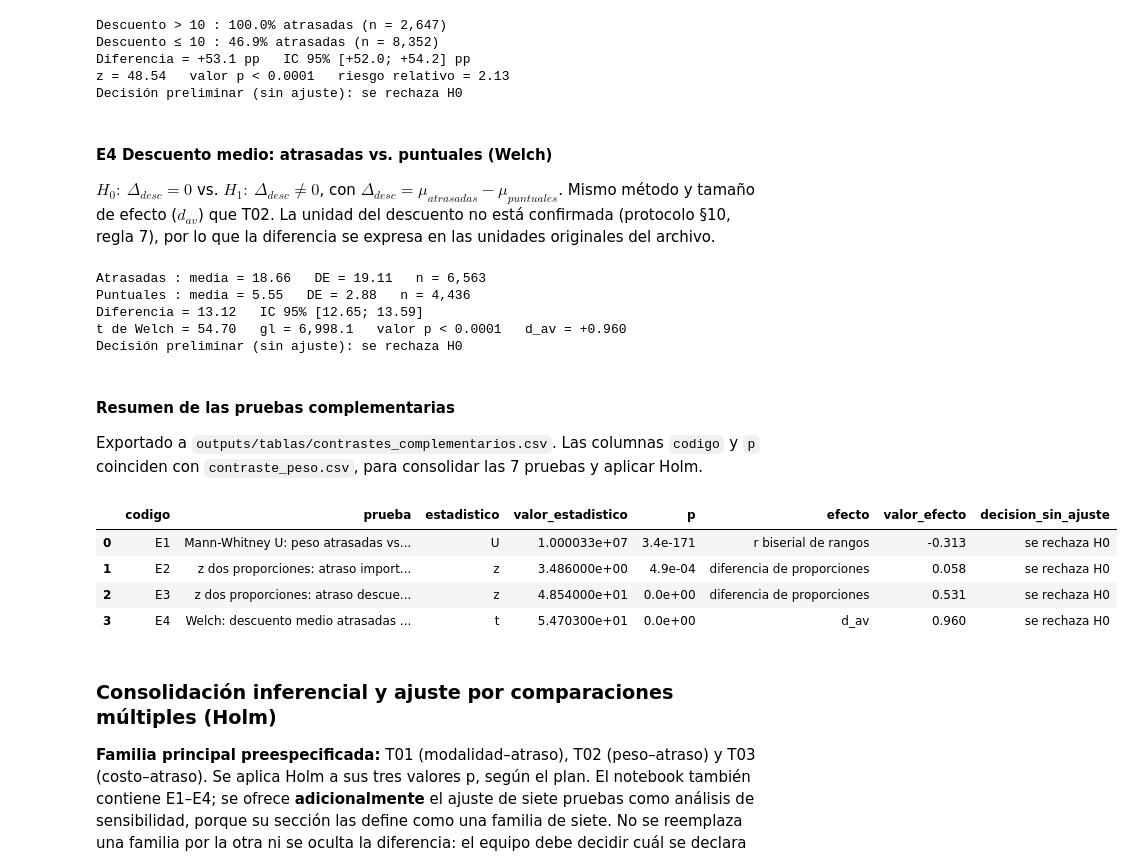
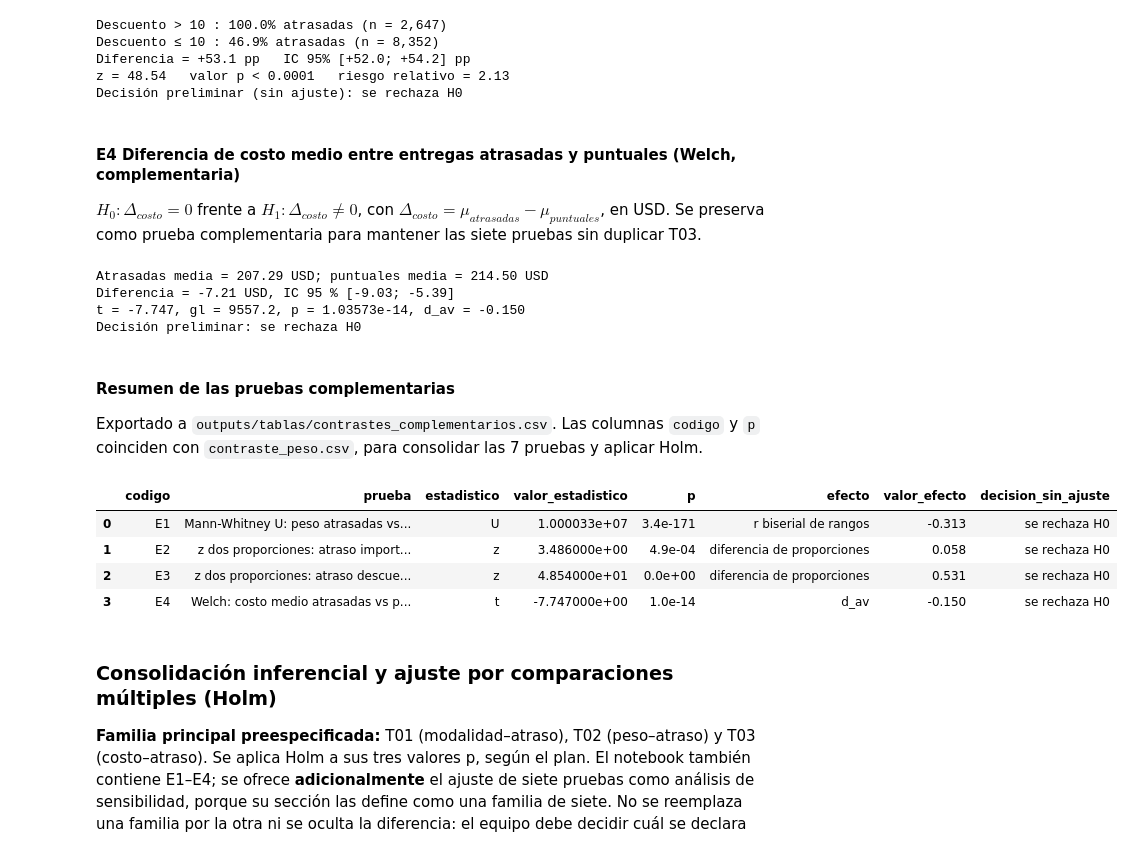
Before and after one commit to joserodriguezc/grupo_1_estadistica_computacional, a Jupyter notebook: notebooks/formativa_1.ipynb, the cells around one changed output. Cells and saved outputs as stored; diff of their text form; code cells hidden in the pictures.

```diff
--- a/notebooks/formativa_1.ipynb
+++ b/notebooks/formativa_1.ipynb
@@ -1357,24 +1329,37 @@ Diferencia = +53.1 pp   IC 95% [+52.0; +54.2] pp
 z = 48.54   valor p < 0.0001   riesgo relativo = 2.13
 Decisión preliminar (sin ajuste): se rechaza H0
 # %% [markdown]
-#### E4 Descuento medio: atrasadas vs. puntuales (Welch)
-$H_0:\ \Delta_{desc} = 0$ vs. $H_1:\ \Delta_{desc} \neq 0$, con $\Delta_{desc} = \mu_{atrasadas} - \mu_{puntuales}$.
-Mismo método y tamaño de efecto ($d_{av}$) que T02. La unidad del descuento no está confirmada (protocolo
-§10, regla 7), por lo que la diferencia se expresa en las unidades originales del archivo.
+#### E4 Diferencia de costo medio entre entregas atrasadas y puntuales (Welch, complementaria)
+
+$H_0:\Delta_{costo}=0$ frente a $H_1:\Delta_{costo}\neq 0$, con $\Delta_{costo}=\mu_{atrasadas}-\mu_{puntuales}$, en USD. Se preserva como prueba complementaria para mantener las siete pruebas sin duplicar T03.
 # %%
-e4 = contraste_welch(df.loc[df[TARGET] == 1, 'descuento_ofrecido'], df.loc[df[TARGET] == 0, 'descuento_ofrecido'])
 
-print(f"Atrasadas : media = {e4['media_atr']:.2f}   DE = {e4['de_atr']:.2f}   n = {e4['n_atr']:,}")
-print(f"Puntuales : media = {e4['media_punt']:.2f}   DE = {e4['de_punt']:.2f}   n = {e4['n_punt']:,}")
-print(f"Diferencia = {e4['diferencia']:.2f}   IC 95% [{e4['ic_inf']:.2f}; {e4['ic_sup']:.2f}]")
-print(f"t de Welch = {e4['t']:.2f}   gl = {e4['gl']:,.1f}   valor p {fmt_p(e4['p'])}   d_av = {e4['d_av']:+.3f}")
-print('Decisión preliminar (sin ajuste):', decision(e4['p']))
+e4 = contraste_welch(
+    df.loc[df[TARGET] == 1, 'costo_producto'],
+    df.loc[df[TARGET] == 0, 'costo_producto']
+)
+
+print(f"Atrasadas media = {e4['media_atr']:.2f} USD; puntuales media = {e4['media_punt']:.2f} USD")
+print(f"Diferencia = {e4['diferencia']:.2f} USD, IC 95 % [{e4['ic_inf']:.2f}; {e4['ic_sup']:.2f}]")
+print(f"t = {e4['t']:.3f}, gl = {e4['gl']:.1f}, p = {e4['p']:.6g}, d_av = {e4['d_av']:.3f}")
+print('Decisión preliminar:', decision(e4['p']))
+
+pd.DataFrame([
+    {
+        'codigo': 'E4',
+        'variable': 'costo_producto',
+        'unidad': 'USD',
+        **e4
+    }
+]).to_csv(
+    RAIZ / 'outputs/tablas/contraste_costo.csv',
+    index=False
+)
 # %% [output]
-Atrasadas : media = 18.66   DE = 19.11   n = 6,563
-Puntuales : media = 5.55   DE = 2.88   n = 4,436
-Diferencia = 13.12   IC 95% [12.65; 13.59]
-t de Welch = 54.70   gl = 6,998.1   valor p < 0.0001   d_av = +0.960
-Decisión preliminar (sin ajuste): se rechaza H0
+Atrasadas media = 207.29 USD; puntuales media = 214.50 USD
+Diferencia = -7.21 USD, IC 95 % [-9.03; -5.39]
+t = -7.747, gl = 9557.2, p = 1.03573e-14, d_av = -0.150
+Decisión preliminar: se rechaza H0
 # %% [markdown]
 #### Resumen de las pruebas complementarias
 Exportado a `outputs/tablas/contrastes_complementarios.csv`. Las columnas `codigo` y `p` coinciden con
@@ -1382,23 +1367,23 @@ Exportado a `outputs/tablas/contrastes_complementarios.csv`. Las columnas `codig
 # %%
 contrastes_compl = pd.DataFrame([
     {'codigo': 'E1', 'prueba': 'Mann-Whitney U: peso atrasadas vs puntuales', 'estadistico': 'U',
      'valor_estadistico': mw.statistic, 'p': mw.pvalue, 'efecto': 'r biserial de rangos', 'valor_efecto': r_rb},
     {'codigo': 'E2', 'prueba': 'z dos proporciones: atraso importancia alta vs resto', 'estadistico': 'z',
      'valor_estadistico': e2['z'], 'p': e2['p'], 'efecto': 'diferencia de proporciones', 'valor_efecto': e2['diferencia']},
     {'codigo': 'E3', 'prueba': f'z dos proporciones: atraso descuento > {UMBRAL_DESC} vs <= {UMBRAL_DESC}', 'estadistico': 'z',
      'valor_estadistico': e3['z'], 'p': e3['p'], 'efecto': 'diferencia de proporciones', 'valor_efecto': e3['diferencia']},
-    {'codigo': 'E4', 'prueba': 'Welch: descuento medio atrasadas vs puntuales', 'estadistico': 't',
+    {'codigo': 'E4', 'prueba': 'Welch: costo medio atrasadas vs puntuales', 'estadistico': 't',
      'valor_estadistico': e4['t'], 'p': e4['p'], 'efecto': 'd_av', 'valor_efecto': e4['d_av']},
 ])
 contrastes_compl['decision_sin_ajuste'] = contrastes_compl['p'].map(decision)
 contrastes_compl.to_csv(RAIZ / 'outputs/tablas/contrastes_complementarios.csv', index=False, encoding='utf-8')
 contrastes_compl.assign(p=contrastes_compl['p'].map(lambda p: f'{p:.1e}')).round(3)
 # %% [output]
 |  | codigo | prueba | estadistico | valor_estadistico | p | efecto | valor_efecto | decision_sin_ajuste |
 | 0 | E1 | Mann-Whitney U: peso atrasadas vs... | U | 1.000033e+07 | 3.4e-171 | r biserial de rangos | -0.313 | se rechaza H0 |
 | 1 | E2 | z dos proporciones: atraso import... | z | 3.486000e+00 | 4.9e-04 | diferencia de proporciones | 0.058 | se rechaza H0 |
 | 2 | E3 | z dos proporciones: atraso descue... | z | 4.854000e+01 | 0.0e+00 | diferencia de proporciones | 0.531 | se rechaza H0 |
-| 3 | E4 | Welch: descuento medio atrasadas ... | t | 5.470300e+01 | 0.0e+00 | d_av | 0.960 | se rechaza H0 |
+| 3 | E4 | Welch: costo medio atrasadas vs p... | t | -7.747000e+00 | 1.0e-14 | d_av | -0.150 | se rechaza H0 |
 # %% [markdown]
 ### Consolidación inferencial y ajuste por comparaciones múltiples (Holm)
 
```
Also changed, not shown: parts of 8 cells of this notebook, 18 other files.
